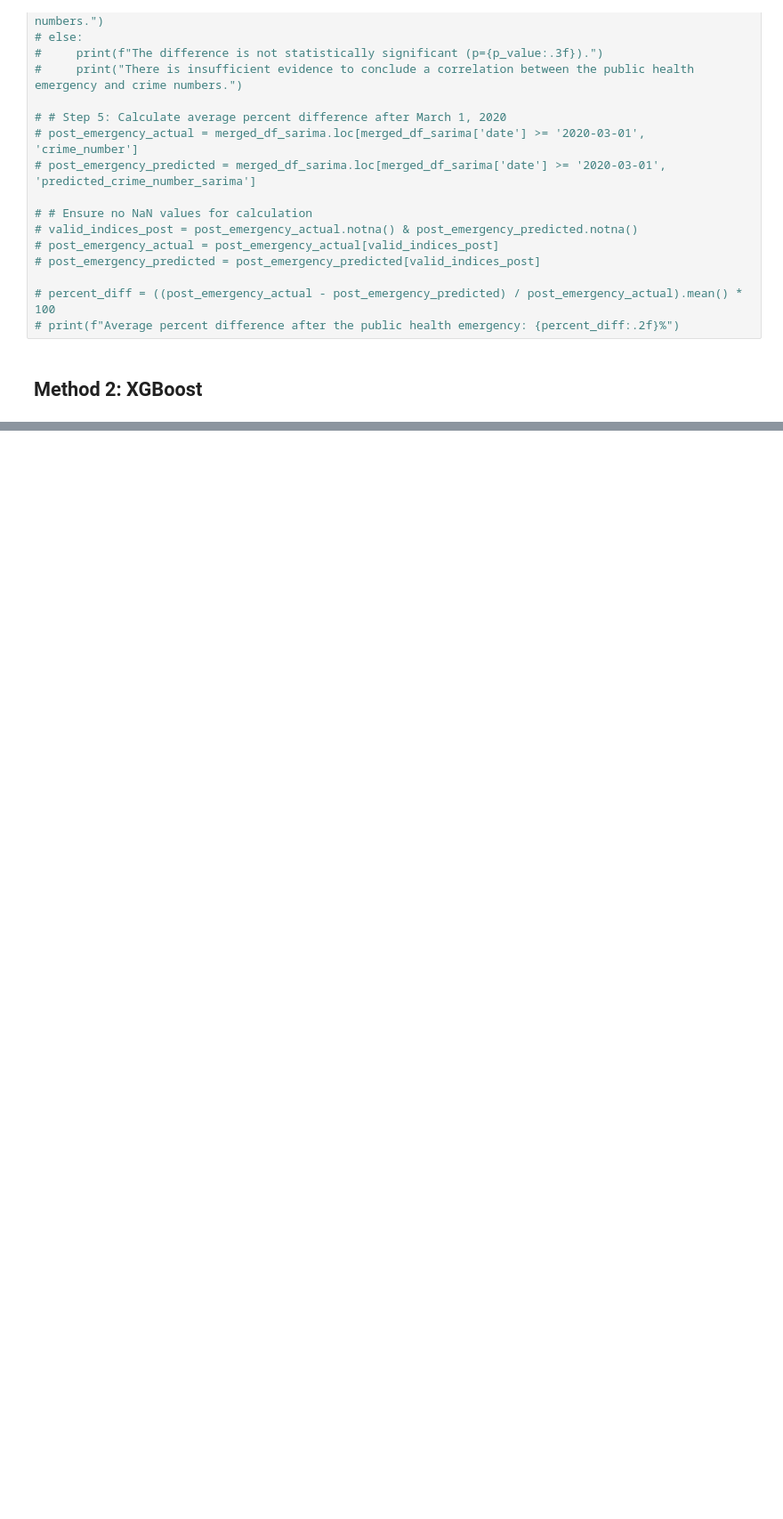
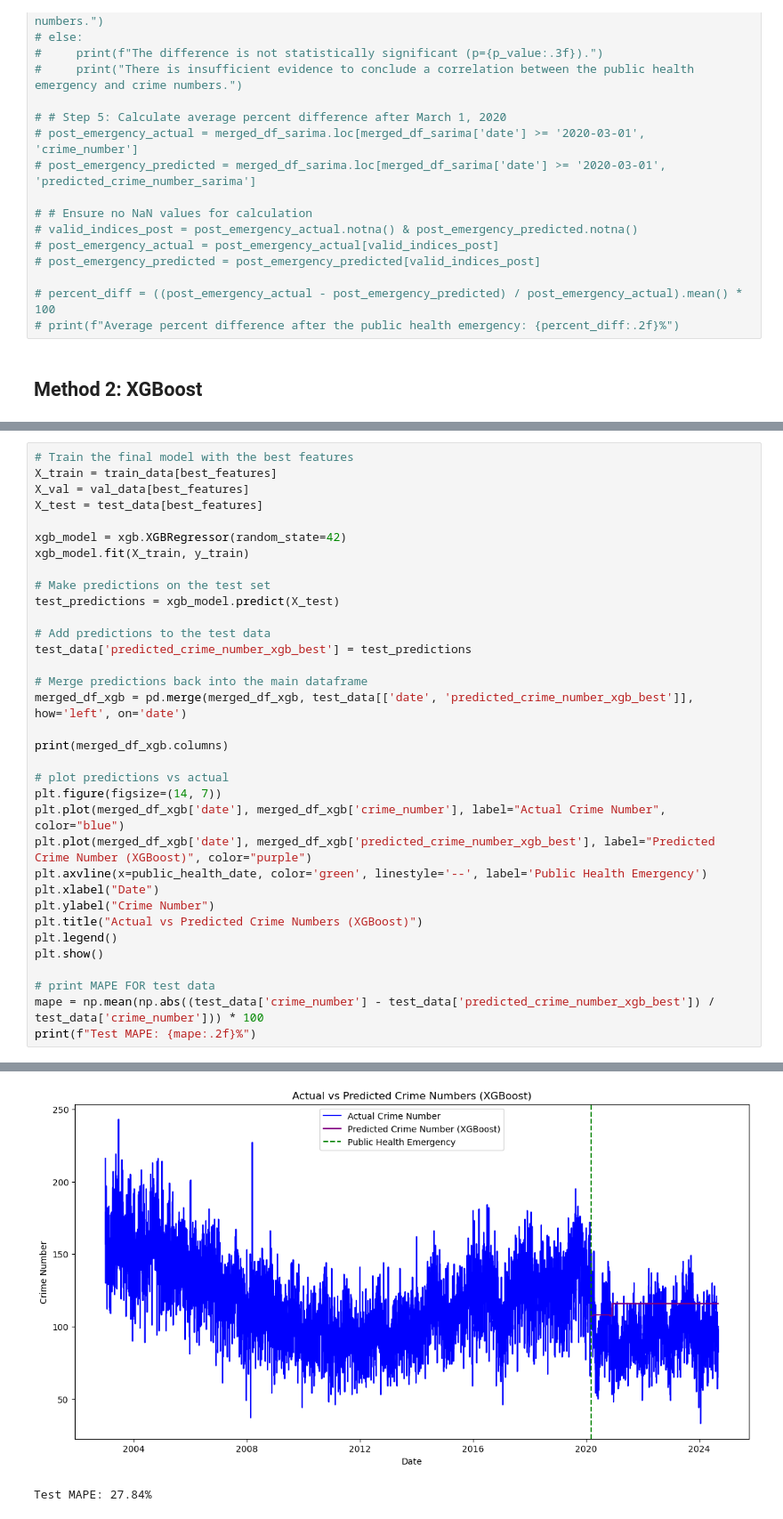
Before and after one commit to HantzeWANG/ECON490, a Jupyter notebook: CrimePrediction.ipynb, the cells around one changed output, grey strips where cells are left out. Shown at 89% size. Saved outputs shown, nothing was run; the diff lists cells and outputs as text; blank space fills up the shorter version.

```diff
--- a/CrimePrediction.ipynb
+++ b/CrimePrediction.ipynb
@@ -597,0 +567,35 @@ Average percent difference after lockdown: -26.42%
+# %%
+# Train the final model with the best features
+X_train = train_data[best_features]
+X_val = val_data[best_features]
+X_test = test_data[best_features]
+
+xgb_model = xgb.XGBRegressor(random_state=42)
+xgb_model.fit(X_train, y_train)
+
+# Make predictions on the test set
+test_predictions = xgb_model.predict(X_test)
+
+# Add predictions to the test data
+test_data['predicted_crime_number_xgb_best'] = test_predictions
+
+# Merge predictions back into the main dataframe
+merged_df_xgb = pd.merge(merged_df_xgb, test_data[['date', 'predicted_crime_number_xgb_best']], how='left', on='date')
+
+print(merged_df_xgb.columns)
+
+# plot predictions vs actual
+plt.figure(figsize=(14, 7))
+plt.plot(merged_df_xgb['date'], merged_df_xgb['crime_number'], label="Actual Crime Number", color="blue")
+plt.plot(merged_df_xgb['date'], merged_df_xgb['predicted_crime_number_xgb_best'], label="Predicted Crime Number (XGBoost)", color="purple")
+plt.axvline(x=public_health_date, color='green', linestyle='--', label='Public Health Emergency')
+plt.xlabel("Date")
+plt.ylabel("Crime Number")
+plt.title("Actual vs Predicted Crime Numbers (XGBoost)")
+plt.legend()
+plt.show()
+
+# print MAPE FOR test data
+mape = np.mean(np.abs((test_data['crime_number'] - test_data['predicted_crime_number_xgb_best']) / test_data['crime_number'])) * 100
+print(f"Test MAPE: {mape:.2f}%")
+# %% [output]
@@ -597,0 +610,2 @@ Average percent difference after lockdown: -26.42%
+[figure, added]
+Test MAPE: 27.84%
```
Also changed, not shown: parts of 5 cells of this notebook.
